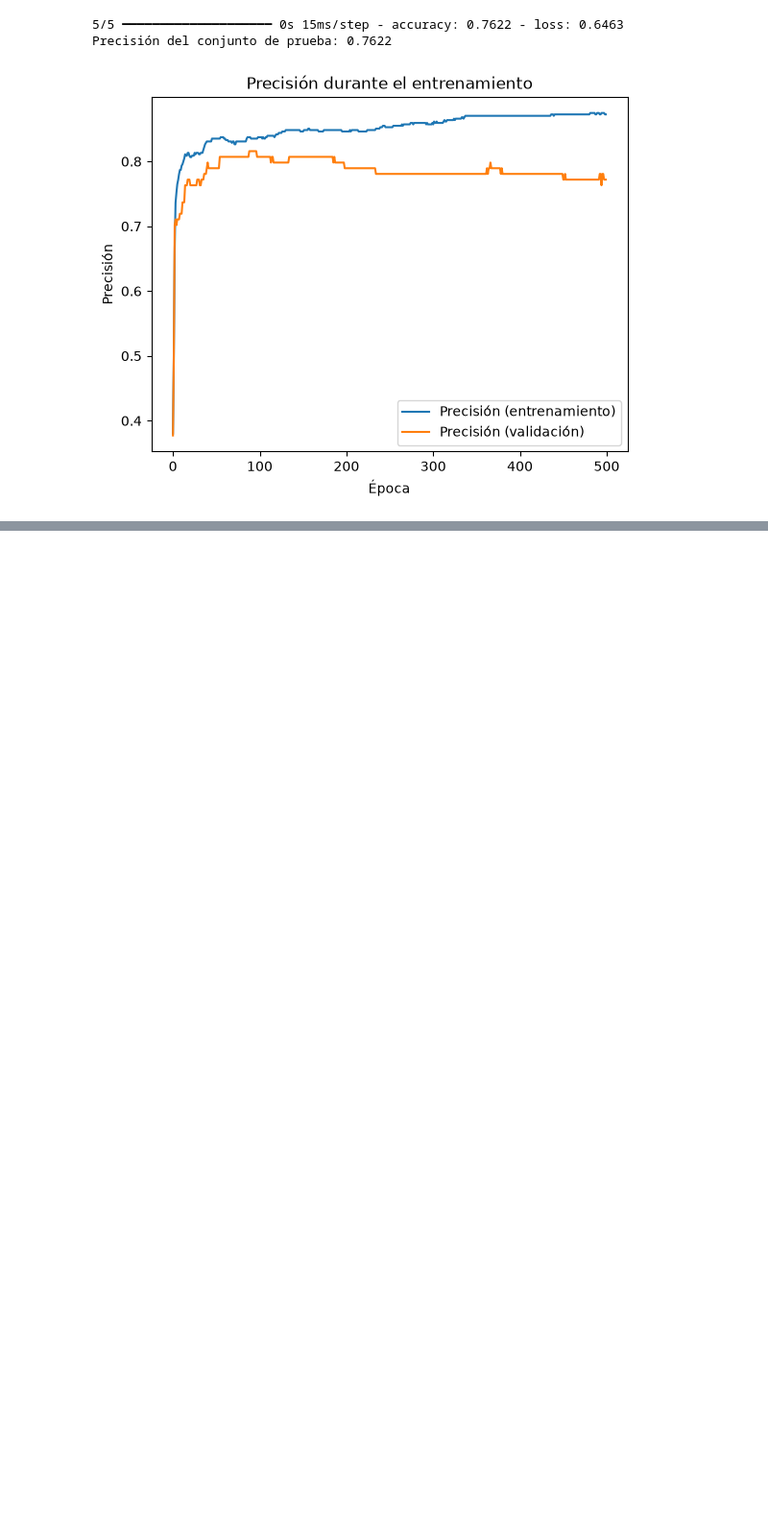
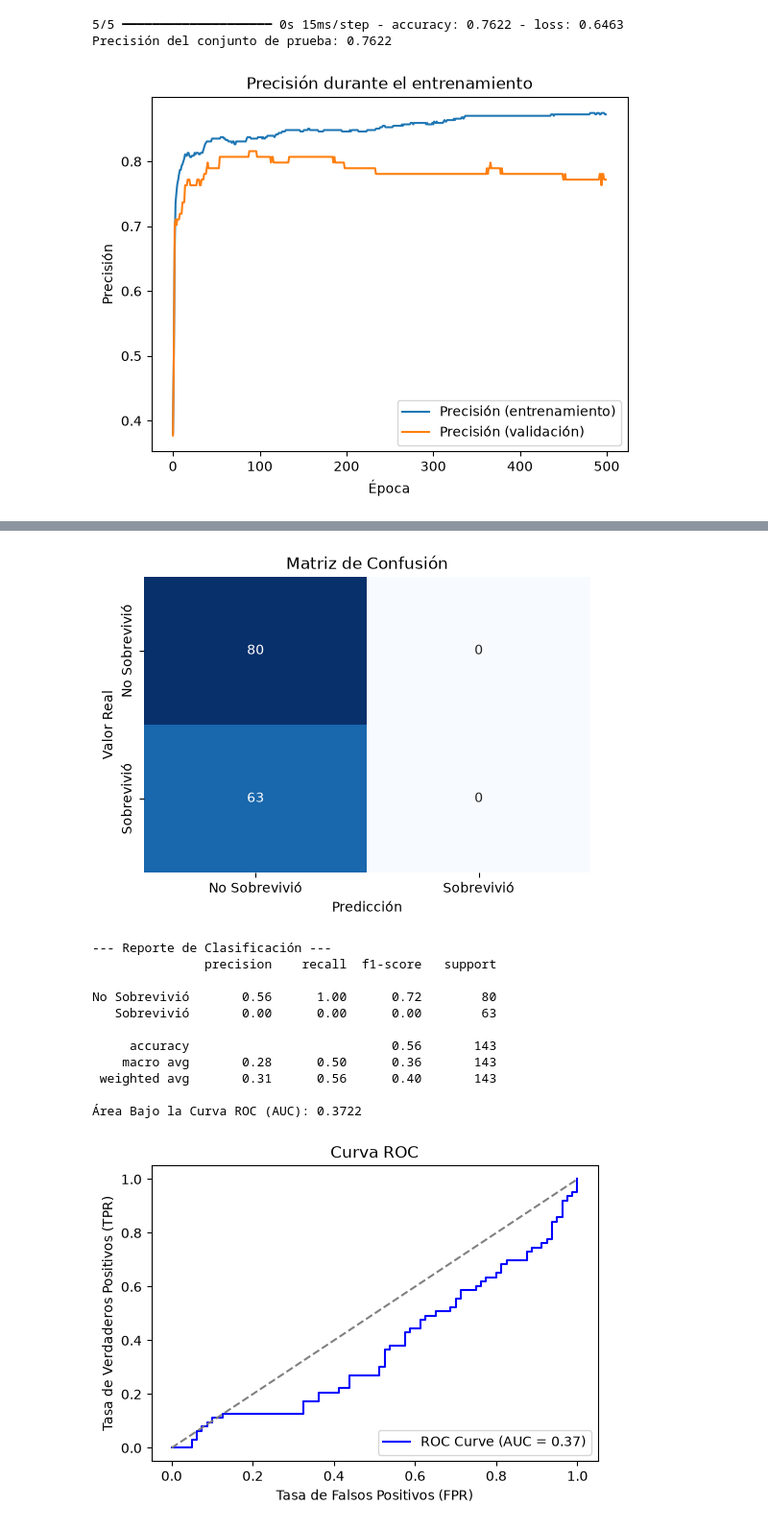
Before and after one commit to aaronsm05-dev/CursoDataScience, a Jupyter notebook: RedesNeuronales/RedNeuronalTitanic.ipynb, the cells around one changed output, grey strips where cells are left out. Shown at 96% size. Drawn from its saved outputs; the diff is of its cells as text; code cells hidden in the pictures; blank space fills up the shorter version.

```diff
--- a/RedesNeuronales/RedNeuronalTitanic.ipynb
+++ b/RedesNeuronales/RedNeuronalTitanic.ipynb
@@ -203,0 +224,36 @@ plt.show()
+# %%
+# 1. Obtener las probabilidades predichas para el conjunto de prueba
+y_pred_probs = model.predict(X_test)
+
+# Convertir probabilidades en etiquetas binarias (0 o 1) usando un umbral de 0.5
+y_pred = (y_pred_probs >= 0.5).astype(int)
+
+# 2. Matriz de Confusión
+cm = confusion_matrix(y_test, y_pred)
+plt.figure(figsize=(6, 4))
+sns.heatmap(cm, annot=True, fmt='d', cmap='Blues', cbar=False,
+            xticklabels=['No Sobrevivió', 'Sobrevivió'],
+            yticklabels=['No Sobrevivió', 'Sobrevivió'])
+plt.xlabel('Predicción')
+plt.ylabel('Valor Real')
+plt.title('Matriz de Confusión')
+plt.show()
+
+# 3. Reporte de Clasificación (Precision, Recall, F1-Score)
+print("\n--- Reporte de Clasificación ---")
+print(classification_report(y_test, y_pred, target_names=['No Sobrevivió', 'Sobrevivió']))
+
+# 4. Cálculo y Gráfica de la Curva ROC y AUC
+roc_auc = roc_auc_score(y_test, y_pred_probs)
+print(f"Área Bajo la Curva ROC (AUC): {roc_auc:.4f}")
+
+fpr, tpr, thresholds = roc_curve(y_test, y_pred_probs)
+plt.figure(figsize=(6, 4))
+plt.plot(fpr, tpr, color='blue', label=f'ROC Curve (AUC = {roc_auc:.2f})')
+plt.plot([0, 1], [0, 1], color='gray', linestyle='--') # Línea diagonal base
+plt.xlabel('Tasa de Falsos Positivos (FPR)')
+plt.ylabel('Tasa de Verdaderos Positivos (TPR)')
+plt.title('Curva ROC')
+plt.legend(loc='lower right')
+plt.show()
+# %% [output]
@@ -203,0 +261,13 @@ plt.show()
+[figure, added]
+--- Reporte de Clasificación ---
+               precision    recall  f1-score   support
+
+No Sobrevivió       0.56      1.00      0.72        80
+   Sobrevivió       0.00      0.00      0.00        63
+
+     accuracy                           0.56       143
+    macro avg       0.28      0.50      0.36       143
+ weighted avg       0.31      0.56      0.40       143
+
+Área Bajo la Curva ROC (AUC): 0.3722
+[figure, added]
```
Also changed, not shown: parts of 4 cells of this notebook.
